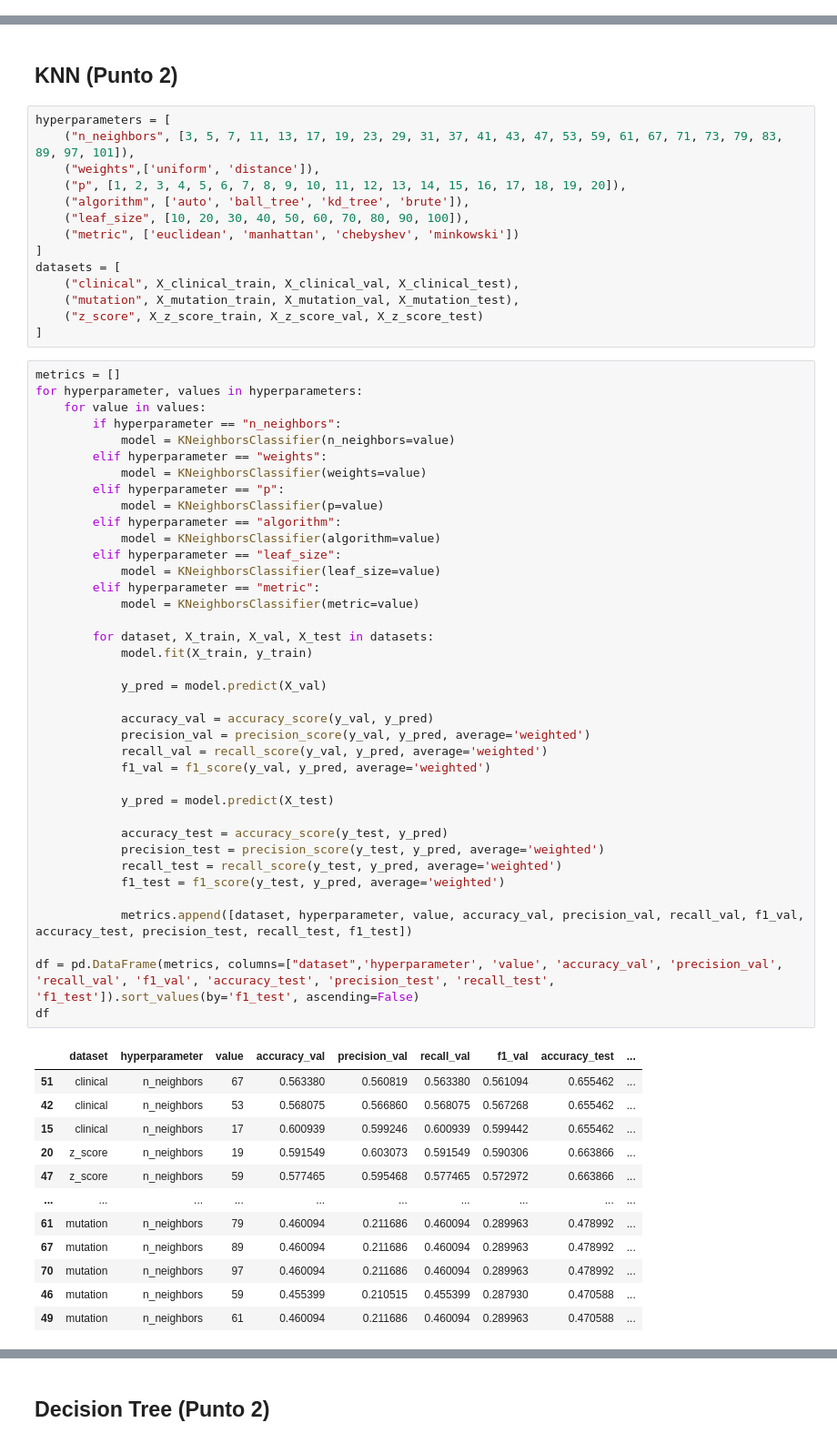
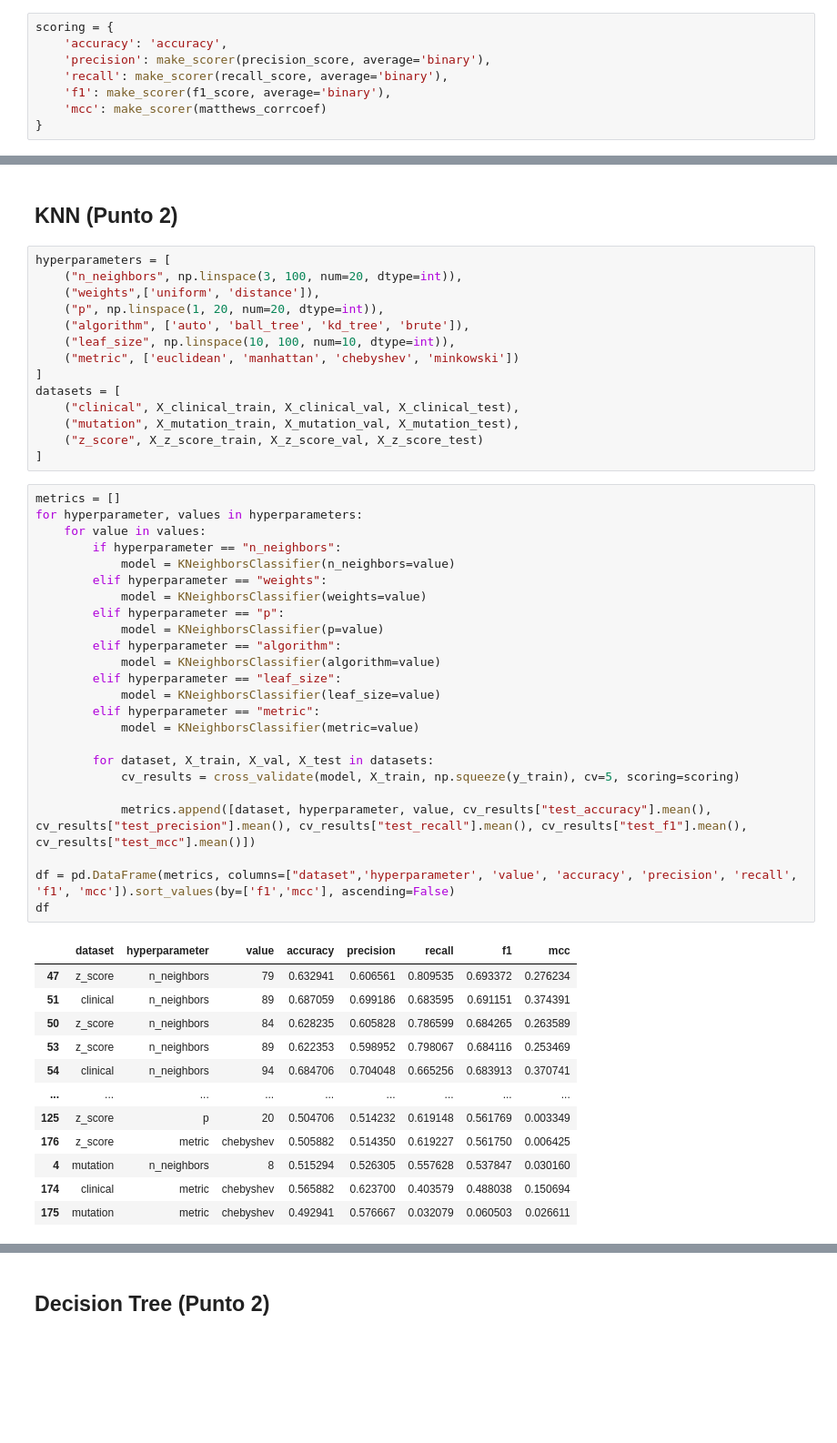
Before and after one commit to diegfernv/breast-cancer-classification, a Jupyter notebook: 6-Hyperparameters.ipynb, the cells around one changed output, grey strips where cells are left out. Shown at 91% size. Cells and saved outputs as stored; diff of their text form; blank space fills up the shorter version.

```diff
--- a/6-Hyperparameters.ipynb
+++ b/6-Hyperparameters.ipynb
@@ -54,0 +57,8 @@ from sklearn.model_selection import cross_val_score, cross_val_predict
+# %%
+scoring = {
+    'accuracy': 'accuracy',
+    'precision': make_scorer(precision_score, average='binary'),
+    'recall': make_scorer(recall_score, average='binary'),
+    'f1': make_scorer(f1_score, average='binary'),
+    'mcc': make_scorer(matthews_corrcoef)
+}
@@ -56,11 +259,11 @@ from sklearn.model_selection import cross_val_score, cross_val_predict
 ## KNN (Punto 2)
 # %%
 hyperparameters = [
-    ("n_neighbors", [3, 5, 7, 11, 13, 17, 19, 23, 29, 31, 37, 41, 43, 47, 53, 59, 61, 67, 71, 73, 79, 83, 89, 97, 101]),
+    ("n_neighbors", np.linspace(3, 100, num=20, dtype=int)),
     ("weights",['uniform', 'distance']),
-    ("p", [1, 2, 3, 4, 5, 6, 7, 8, 9, 10, 11, 12, 13, 14, 15, 16, 17, 18, 19, 20]),
+    ("p", np.linspace(1, 20, num=20, dtype=int)),
     ("algorithm", ['auto', 'ball_tree', 'kd_tree', 'brute']),
-    ("leaf_size", [10, 20, 30, 40, 50, 60, 70, 80, 90, 100]),
+    ("leaf_size", np.linspace(10, 100, num=10, dtype=int)),
     ("metric", ['euclidean', 'manhattan', 'chebyshev', 'minkowski'])
 ]
 datasets = [
@@ -71,51 +274,37 @@ datasets = [
 # %%
 metrics = []
 for hyperparameter, values in hyperparameters:
     for value in values:
         if hyperparameter == "n_neighbors":
             model = KNeighborsClassifier(n_neighbors=value)
         elif hyperparameter == "weights":
             model = KNeighborsClassifier(weights=value)
         elif hyperparameter == "p":
             model = KNeighborsClassifier(p=value)
         elif hyperparameter == "algorithm":
             model = KNeighborsClassifier(algorithm=value)
         elif hyperparameter == "leaf_size":
             model = KNeighborsClassifier(leaf_size=value)
         elif hyperparameter == "metric":
             model = KNeighborsClassifier(metric=value)
 
         for dataset, X_train, X_val, X_test in datasets:
-            model.fit(X_train, y_train)
+            cv_results = cross_validate(model, X_train, np.squeeze(y_train), cv=5, scoring=scoring)
 
-            y_pred = model.predict(X_val)
+            metrics.append([dataset, hyperparameter, value, cv_results["test_accuracy"].mean(), cv_results["test_precision"].mean(), cv_results["test_recall"].mean(), cv_results["test_f1"].mean(), cv_results["test_mcc"].mean()])
 
-            accuracy_val = accuracy_score(y_val, y_pred)
-            precision_val = precision_score(y_val, y_pred, average='weighted')
-            recall_val = recall_score(y_val, y_pred, average='weighted')
-            f1_val = f1_score(y_val, y_pred, average='weighted')
-
-            y_pred = model.predict(X_test)
-
-            accuracy_test = accuracy_score(y_test, y_pred)
-            precision_test = precision_score(y_test, y_pred, average='weighted')
-            recall_test = recall_score(y_test, y_pred, average='weighted')
-            f1_test = f1_score(y_test, y_pred, average='weighted')
-
-            metrics.append([dataset, hyperparameter, value, accuracy_val, precision_val, recall_val, f1_val, accuracy_test, precision_test, recall_test, f1_test])
-
-df = pd.DataFrame(metrics, columns=["dataset",'hyperparameter', 'value', 'accuracy_val', 'precision_val', 'recall_val', 'f1_val', 'accuracy_test', 'precision_test', 'recall_test', 'f1_test']).sort_values(by='f1_test', ascending=False)
+df = pd.DataFrame(metrics, columns=["dataset",'hyperparameter', 'value', 'accuracy', 'precision', 'recall', 'f1', 'mcc']).sort_values(by=['f1','mcc'], ascending=False)
 df
 # %% [output]
-|  | dataset | hyperparameter | value | accuracy_val | precision_val | recall_val | f1_val | accuracy_test | ... |
-| 51 | clinical | n_neighbors | 67 | 0.563380 | 0.560819 | 0.563380 | 0.561094 | 0.655462 | ... |
-| 42 | clinical | n_neighbors | 53 | 0.568075 | 0.566860 | 0.568075 | 0.567268 | 0.655462 | ... |
-| 15 | clinical | n_neighbors | 17 | 0.600939 | 0.599246 | 0.600939 | 0.599442 | 0.655462 | ... |
-| 20 | z_score | n_neighbors | 19 | 0.591549 | 0.603073 | 0.591549 | 0.590306 | 0.663866 | ... |
-| 47 | z_score | n_neighbors | 59 | 0.577465 | 0.595468 | 0.577465 | 0.572972 | 0.663866 | ... |
-| ... | ... | ... | ... | ... | ... | ... | ... | ... | ... |
-| 61 | mutation | n_neighbors | 79 | 0.460094 | 0.211686 | 0.460094 | 0.289963 | 0.478992 | ... |
-| 67 | mutation | n_neighbors | 89 | 0.460094 | 0.211686 | 0.460094 | 0.289963 | 0.478992 | ... |
-| 70 | mutation | n_neighbors | 97 | 0.460094 | 0.211686 | 0.460094 | 0.289963 | 0.478992 | ... |
-| 46 | mutation | n_neighbors | 59 | 0.455399 | 0.210515 | 0.455399 | 0.287930 | 0.470588 | ... |
-| 49 | mutation | n_neighbors | 61 | 0.460094 | 0.211686 | 0.460094 | 0.289963 | 0.470588 | ... |
+|  | dataset | hyperparameter | value | accuracy | precision | recall | f1 | mcc |
+| 47 | z_score | n_neighbors | 79 | 0.632941 | 0.606561 | 0.809535 | 0.693372 | 0.276234 |
+| 51 | clinical | n_neighbors | 89 | 0.687059 | 0.699186 | 0.683595 | 0.691151 | 0.374391 |
+| 50 | z_score | n_neighbors | 84 | 0.628235 | 0.605828 | 0.786599 | 0.684265 | 0.263589 |
+| 53 | z_score | n_neighbors | 89 | 0.622353 | 0.598952 | 0.798067 | 0.684116 | 0.253469 |
+| 54 | clinical | n_neighbors | 94 | 0.684706 | 0.704048 | 0.665256 | 0.683913 | 0.370741 |
+| ... | ... | ... | ... | ... | ... | ... | ... | ... |
+| 125 | z_score | p | 20 | 0.504706 | 0.514232 | 0.619148 | 0.561769 | 0.003349 |
+| 176 | z_score | metric | chebyshev | 0.505882 | 0.514350 | 0.619227 | 0.561750 | 0.006425 |
+| 4 | mutation | n_neighbors | 8 | 0.515294 | 0.526305 | 0.557628 | 0.537847 | 0.030160 |
+| 174 | clinical | metric | chebyshev | 0.565882 | 0.623700 | 0.403579 | 0.488038 | 0.150694 |
+| 175 | mutation | metric | chebyshev | 0.492941 | 0.576667 | 0.032079 | 0.060503 | 0.026611 |
```
Also changed, not shown: parts of 35 cells of this notebook, 1 other file.
